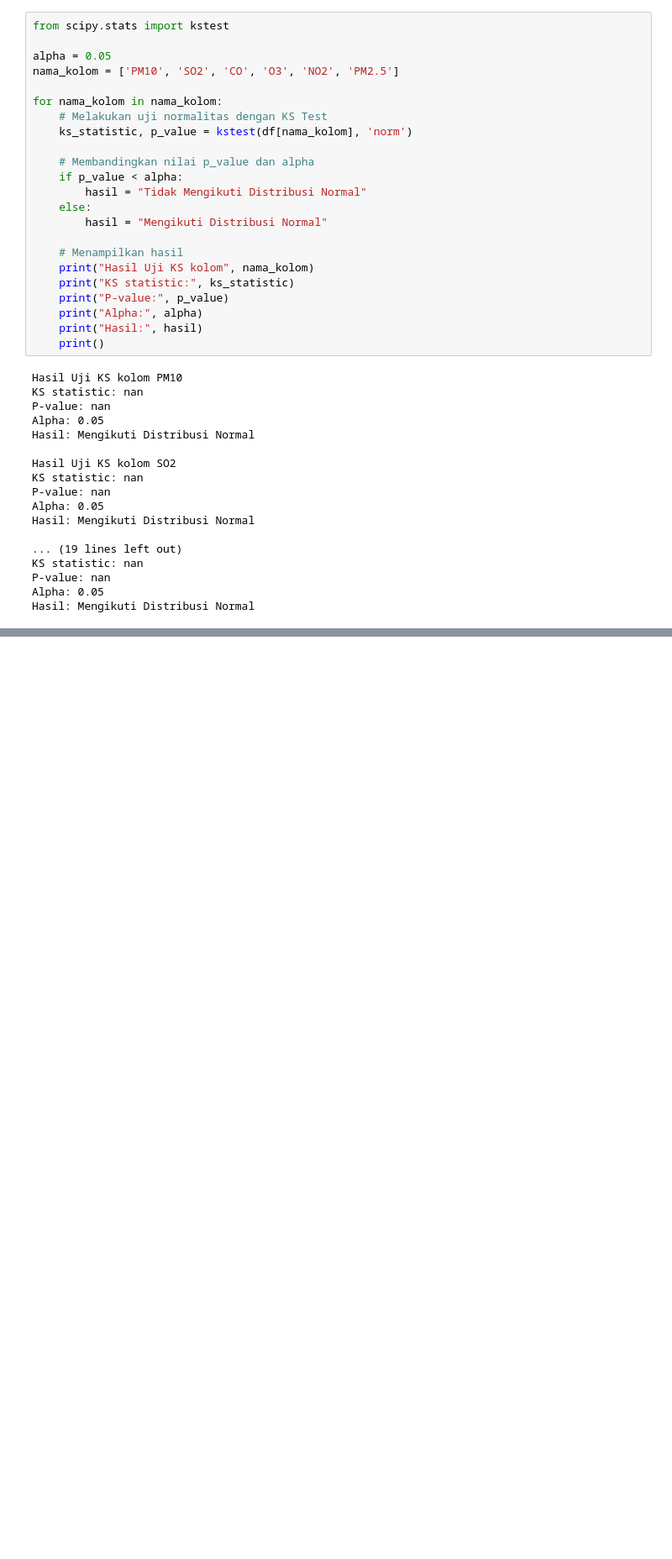
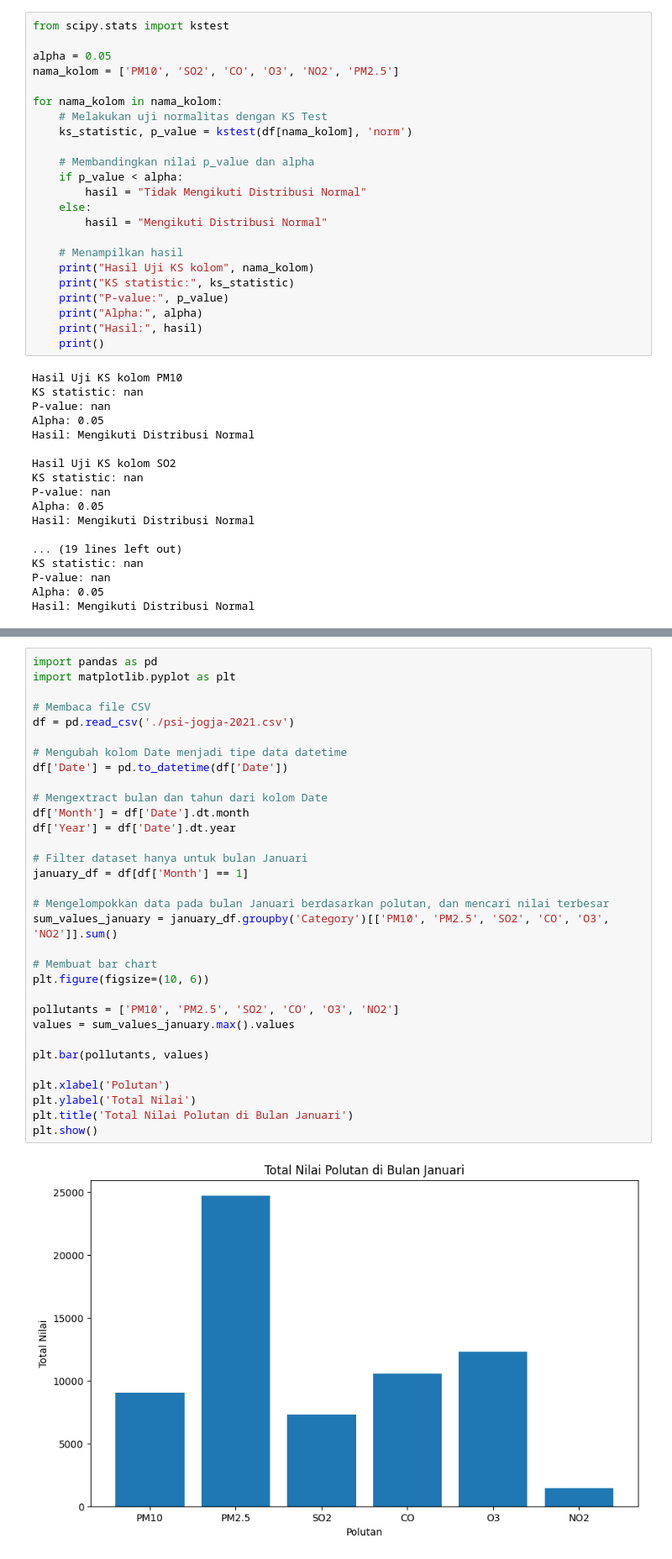
Before and after one commit to andidprastyo/air_quality_analysis, a Jupyter notebook: analysis.ipynb, the cells around one changed output, grey strips where cells are left out. Shown: that part at 84% size. Cells and saved outputs as stored; diff of their text form; blank space fills up the shorter version.

Commit message:
Plotting Barchart

```diff
--- a/analysis.ipynb
+++ b/analysis.ipynb
@@ -161,0 +205,34 @@ Hasil: Mengikuti Distribusi Normal
+# %%
+import pandas as pd
+import matplotlib.pyplot as plt
+
+# Membaca file CSV
+df = pd.read_csv('./psi-jogja-2021.csv')
+
+# Mengubah kolom Date menjadi tipe data datetime
+df['Date'] = pd.to_datetime(df['Date'])
+
+# Mengextract bulan dan tahun dari kolom Date
+df['Month'] = df['Date'].dt.month
+df['Year'] = df['Date'].dt.year
+
+# Filter dataset hanya untuk bulan Januari
+january_df = df[df['Month'] == 1]
+
+# Mengelompokkan data pada bulan Januari berdasarkan polutan, dan mencari nilai terbesar
+sum_values_january = january_df.groupby('Category')[['PM10', 'PM2.5', 'SO2', 'CO', 'O3', 'NO2']].sum()
+
+# Membuat bar chart
+plt.figure(figsize=(10, 6))
+
+pollutants = ['PM10', 'PM2.5', 'SO2', 'CO', 'O3', 'NO2']
+values = sum_values_january.max().values
+
+plt.bar(pollutants, values)
+
+plt.xlabel('Polutan')
+plt.ylabel('Total Nilai')
+plt.title('Total Nilai Polutan di Bulan Januari')
+plt.show()
+# %% [output]
+[figure, added]
```
Also changed, not shown: parts of 5 cells of this notebook.
